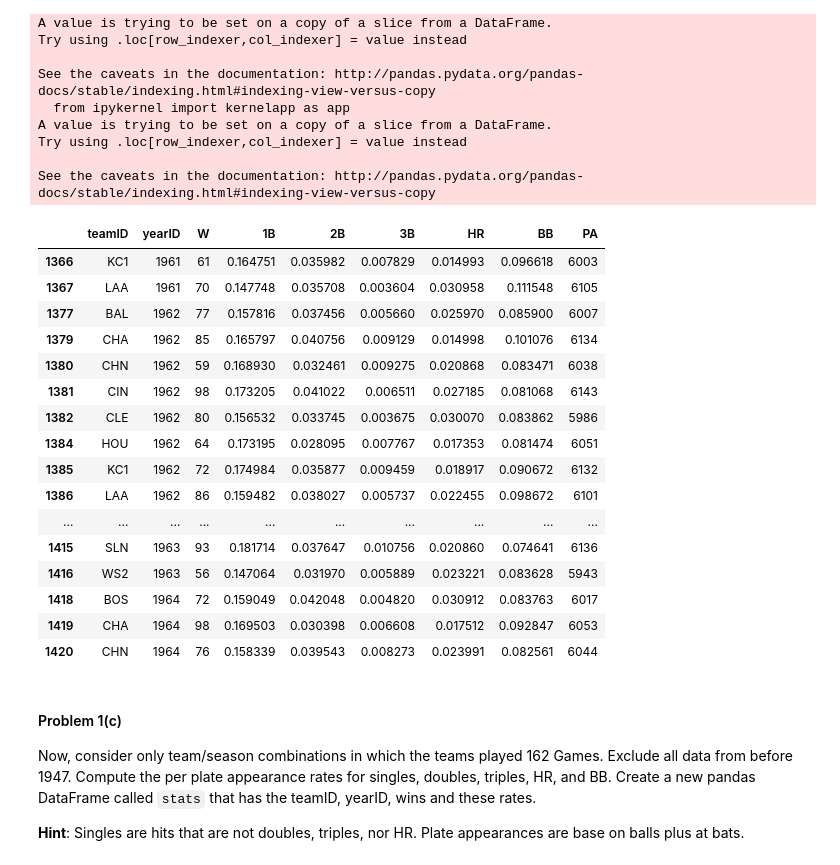
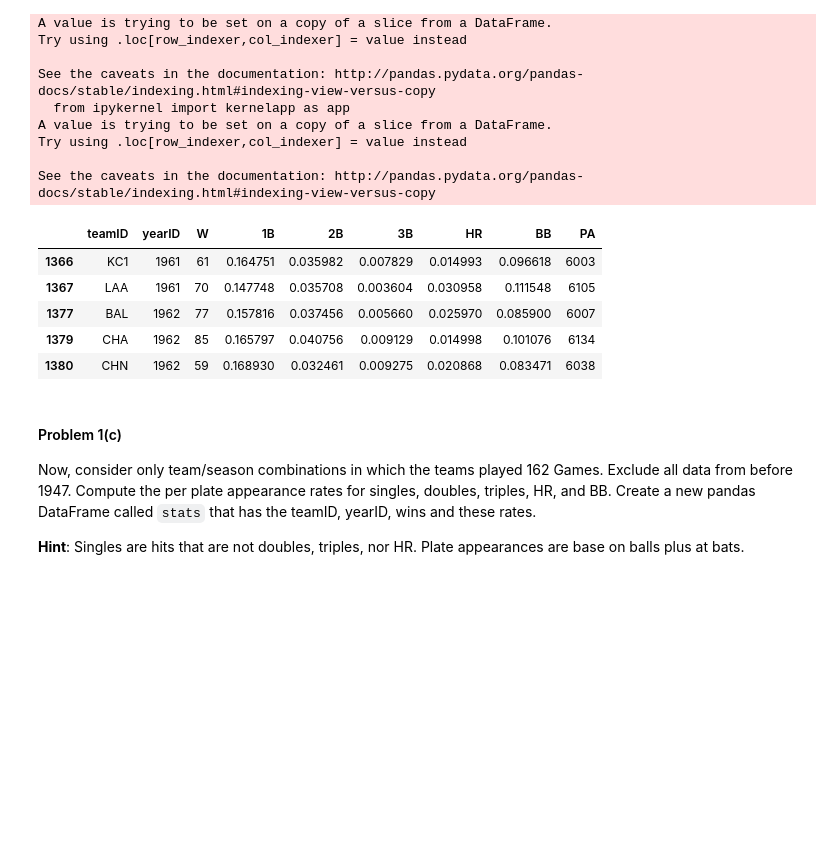
Before and after one commit to adriannr/2014, a Jupyter notebook: homework/HW3.ipynb, the cells around one changed output. Saved outputs shown, nothing was run; the diff lists cells and outputs as text; code cells hidden in the pictures; blank space fills up the shorter version.

```diff
--- a/homework/HW3.ipynb
+++ b/homework/HW3.ipynb
@@ -182,25 +182,15 @@ Try using .loc[row_indexer,col_indexer] = value instead
 
 See the caveats in the documentation: http://pandas.pydata.org/pandas-docs/stable/indexing.html#indexing-view-versus-copy
 # %%
-games[['teamID','yearID','W','1B','2B','3B','HR','BB','PA']].head(30)
+games = games[['teamID','yearID','W','1B','2B','3B','HR','BB','PA']]
+games.head()
 # %% [output]
 |  | teamID | yearID | W | 1B | 2B | 3B | HR | BB | PA |
 | 1366 | KC1 | 1961 | 61 | 0.164751 | 0.035982 | 0.007829 | 0.014993 | 0.096618 | 6003 |
 | 1367 | LAA | 1961 | 70 | 0.147748 | 0.035708 | 0.003604 | 0.030958 | 0.111548 | 6105 |
 | 1377 | BAL | 1962 | 77 | 0.157816 | 0.037456 | 0.005660 | 0.025970 | 0.085900 | 6007 |
 | 1379 | CHA | 1962 | 85 | 0.165797 | 0.040756 | 0.009129 | 0.014998 | 0.101076 | 6134 |
 | 1380 | CHN | 1962 | 59 | 0.168930 | 0.032461 | 0.009275 | 0.020868 | 0.083471 | 6038 |
-| 1381 | CIN | 1962 | 98 | 0.173205 | 0.041022 | 0.006511 | 0.027185 | 0.081068 | 6143 |
-| 1382 | CLE | 1962 | 80 | 0.156532 | 0.033745 | 0.003675 | 0.030070 | 0.083862 | 5986 |
-| 1384 | HOU | 1962 | 64 | 0.173195 | 0.028095 | 0.007767 | 0.017353 | 0.081474 | 6051 |
-| 1385 | KC1 | 1962 | 72 | 0.174984 | 0.035877 | 0.009459 | 0.018917 | 0.090672 | 6132 |
-| 1386 | LAA | 1962 | 86 | 0.159482 | 0.038027 | 0.005737 | 0.022455 | 0.098672 | 6101 |
-| ... | ... | ... | ... | ... | ... | ... | ... | ... | ... |
-| 1415 | SLN | 1963 | 93 | 0.181714 | 0.037647 | 0.010756 | 0.020860 | 0.074641 | 6136 |
-| 1416 | WS2 | 1963 | 56 | 0.147064 | 0.031970 | 0.005889 | 0.023221 | 0.083628 | 5943 |
-| 1418 | BOS | 1964 | 72 | 0.159049 | 0.042048 | 0.004820 | 0.030912 | 0.083763 | 6017 |
-| 1419 | CHA | 1964 | 98 | 0.169503 | 0.030398 | 0.006608 | 0.017512 | 0.092847 | 6053 |
-| 1420 | CHN | 1964 | 76 | 0.158339 | 0.039543 | 0.008273 | 0.023991 | 0.082561 | 6044 |
 # %% [markdown]
 #### Problem 1(c)
 
```
Also changed, not shown: parts of 34 cells of this notebook.
